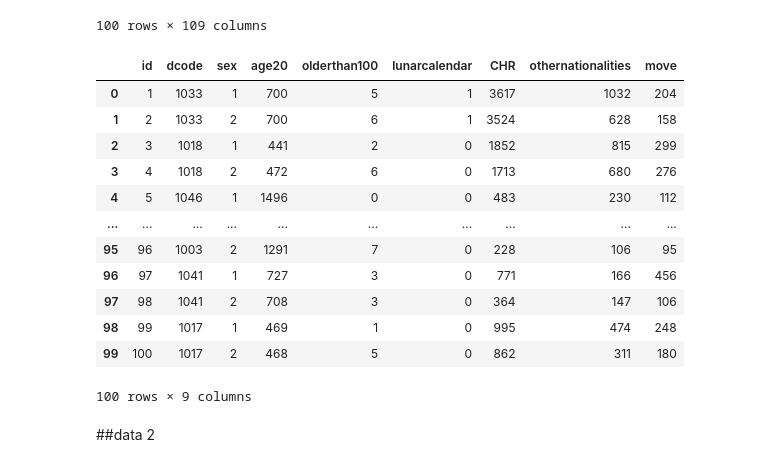
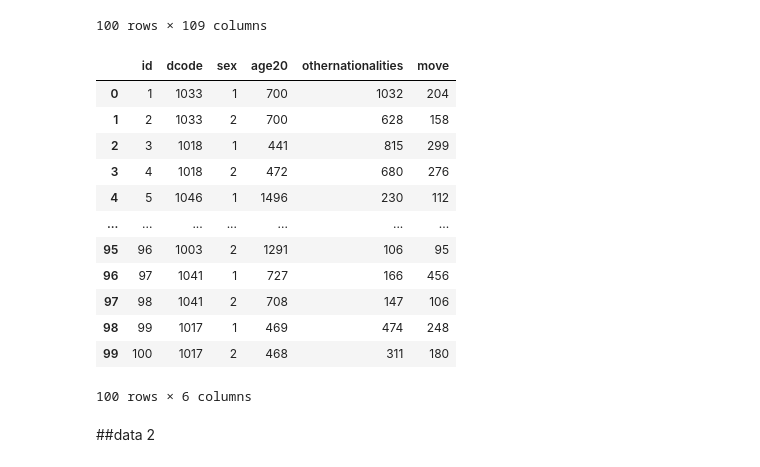
Before and after one commit to kittikhun62/DWDM21, a Jupyter notebook: project.ipynb, the cells around one changed output. Drawn from its saved outputs; the diff is of its cells as text; code cells hidden in the pictures.

```diff
--- a/project.ipynb
+++ b/project.ipynb
@@ -91,22 +91,22 @@ data1 # import ไฟล์ปี 59
 | 99 | 100 | 1017 | 2 | 314 | 327 | 373 | 336 | 351 | 379 | 355 | 351 | ... |
 100 rows × 109 columns
 # %%
-data1_New20 = data1[['id','dcode','sex','age20','olderthan100','lunarcalendar','CHR','othernationalities','move']]
+data1_New20 = data1[['id','dcode','sex','age20','othernationalities','move']]
 data1_New20 #เลือกเฉพาะคอลัมที่ต้องการ เเละสร้างเป็นชื่อตัวเเปรใหม่ ตารางใหม่
 # %% [output]
-|  | id | dcode | sex | age20 | olderthan100 | lunarcalendar | CHR | othernationalities | move |
-| 0 | 1 | 1033 | 1 | 700 | 5 | 1 | 3617 | 1032 | 204 |
-| 1 | 2 | 1033 | 2 | 700 | 6 | 1 | 3524 | 628 | 158 |
-| 2 | 3 | 1018 | 1 | 441 | 2 | 0 | 1852 | 815 | 299 |
-| 3 | 4 | 1018 | 2 | 472 | 6 | 0 | 1713 | 680 | 276 |
-| 4 | 5 | 1046 | 1 | 1496 | 0 | 0 | 483 | 230 | 112 |
-| ... | ... | ... | ... | ... | ... | ... | ... | ... | ... |
-| 95 | 96 | 1003 | 2 | 1291 | 7 | 0 | 228 | 106 | 95 |
-| 96 | 97 | 1041 | 1 | 727 | 3 | 0 | 771 | 166 | 456 |
-| 97 | 98 | 1041 | 2 | 708 | 3 | 0 | 364 | 147 | 106 |
-| 98 | 99 | 1017 | 1 | 469 | 1 | 0 | 995 | 474 | 248 |
-| 99 | 100 | 1017 | 2 | 468 | 5 | 0 | 862 | 311 | 180 |
+|  | id | dcode | sex | age20 | othernationalities | move |
+| 0 | 1 | 1033 | 1 | 700 | 1032 | 204 |
+| 1 | 2 | 1033 | 2 | 700 | 628 | 158 |
+| 2 | 3 | 1018 | 1 | 441 | 815 | 299 |
+| 3 | 4 | 1018 | 2 | 472 | 680 | 276 |
+| 4 | 5 | 1046 | 1 | 1496 | 230 | 112 |
+| ... | ... | ... | ... | ... | ... | ... |
+| 95 | 96 | 1003 | 2 | 1291 | 106 | 95 |
+| 96 | 97 | 1041 | 1 | 727 | 166 | 456 |
+| 97 | 98 | 1041 | 2 | 708 | 147 | 106 |
+| 98 | 99 | 1017 | 1 | 469 | 474 | 248 |
+| 99 | 100 | 1017 | 2 | 468 | 311 | 180 |
-100 rows × 9 columns
+100 rows × 6 columns
 # %% [markdown]
 ##data 2
 # %%
```
Also changed, not shown: parts of 8 cells of this notebook.
